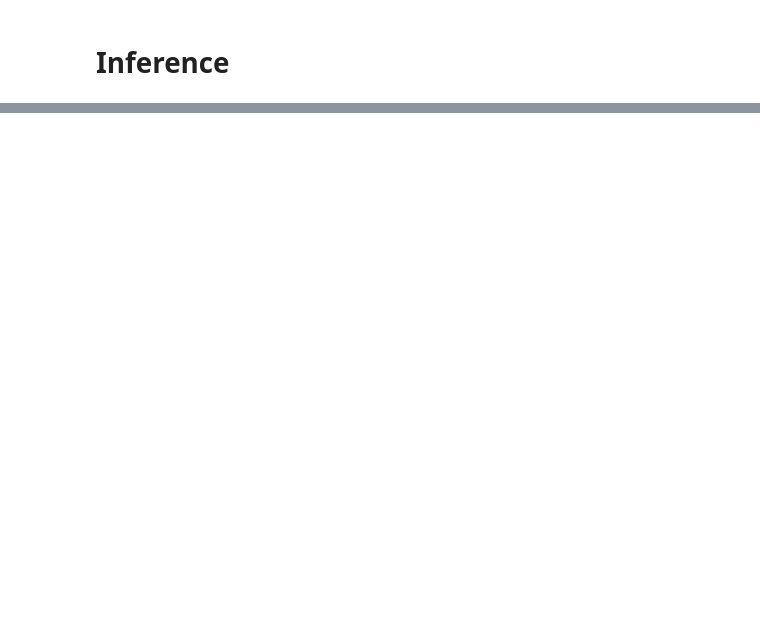
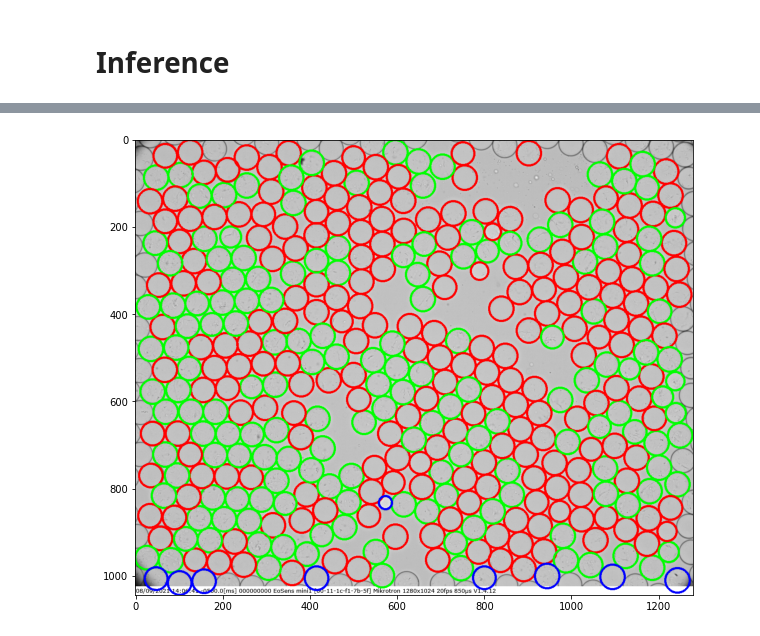
Before and after one commit to pani-vishal/droplet-counter, a Jupyter notebook: train_models.ipynb, the cells around one changed output, grey strips where cells are left out. Drawn from its saved outputs; the diff is of its cells as text; code cells hidden in the pictures; blank space fills up the shorter version.

```diff
--- a/train_models.ipynb
+++ b/train_models.ipynb
@@ -324,7 +281,7 @@ output_test_img = test_img.copy()
 
 test_img = cv2.cvtColor(test_img, cv2.COLOR_BGR2GRAY)
 
-circles_test_img = hough_circle_detection(test_img)
+circles_test_img = hough_circle_detection_simple(test_img)
 
 if circles_test_img is not None:
     # convert the (x, y) coordinates and radius of the circles to integers
@@ -347,33 +304,32 @@ if circles_test_img is not None:
         droplet = cv2.resize(droplet, (224,224))
 
         mask = np.zeros_like(droplet)
         mask = cv2.circle(mask, (112, 112), 112, (255,255,255), -1)
         masked_droplet = cv2.bitwise_and(droplet, mask)
 
         masked_droplet = np.array(masked_droplet, dtype=np.float32)
 
         # Normalise the images
         masked_droplet /= 255
 
         masked_droplet_3 = np.zeros((1, 224, 224, 3))
         masked_droplet_3[0, :, :, 0] = masked_droplet
         masked_droplet_3[0, :, :, 1] = masked_droplet
         masked_droplet_3[0, :, :, 2] = masked_droplet
 
 
         #plt.imshow(masked_droplet)
 
         #cv2.circle(output_test_img, (x, y), r, (0, 255, 0), 4)
         prediction = droplets_model.predict(masked_droplet_3)
 
         best_i = np.argmax(prediction)
 
         cv2.circle(output_test_img, (x, y), r, (255 * int(best_i == 0), 255 * int(best_i == 1), 255 * int(best_i == 2)), 4)
 
     plt.figure(figsize=(10, 10))
     plt.imshow(output_test_img)
 else:
     print ('No circles found')
-
-
-# plt.imsave("output.png", output_test_img)
+# %% [output]
+[figure, added]
```
Also changed, not shown: parts of 11 cells of this notebook, 1 other file.
